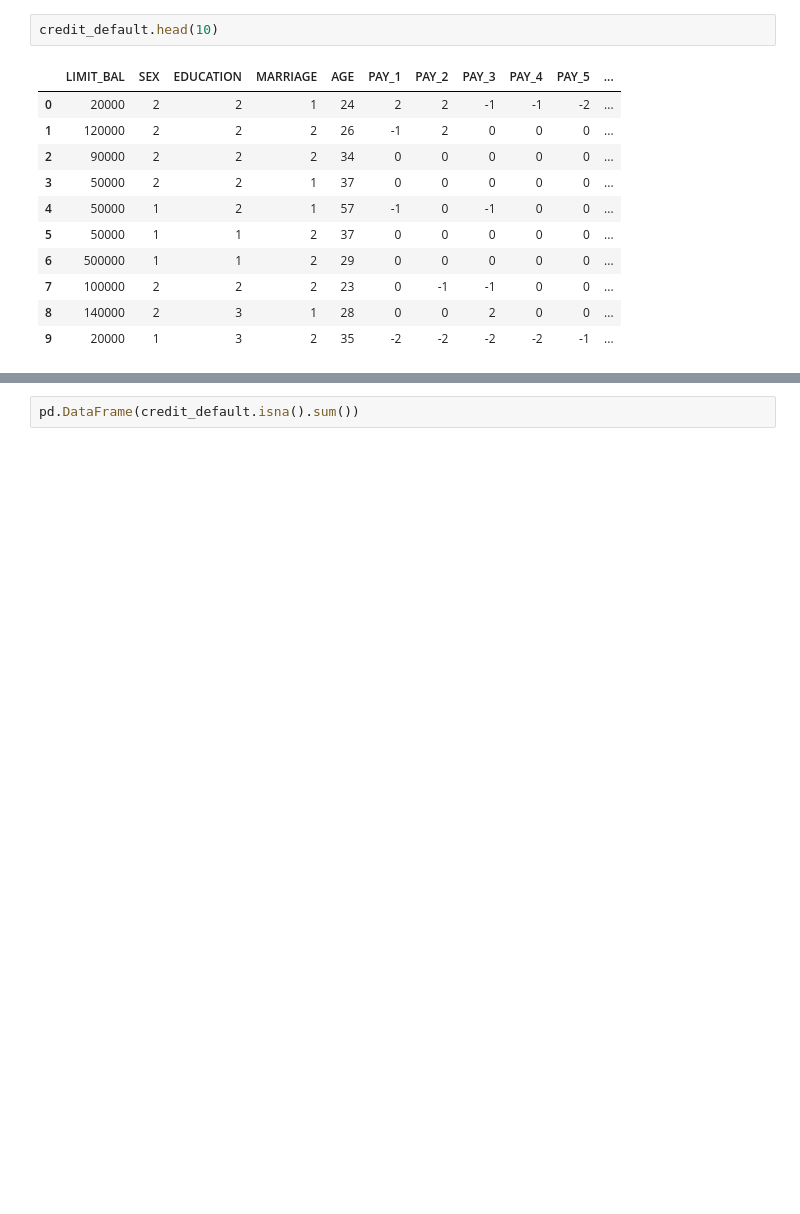
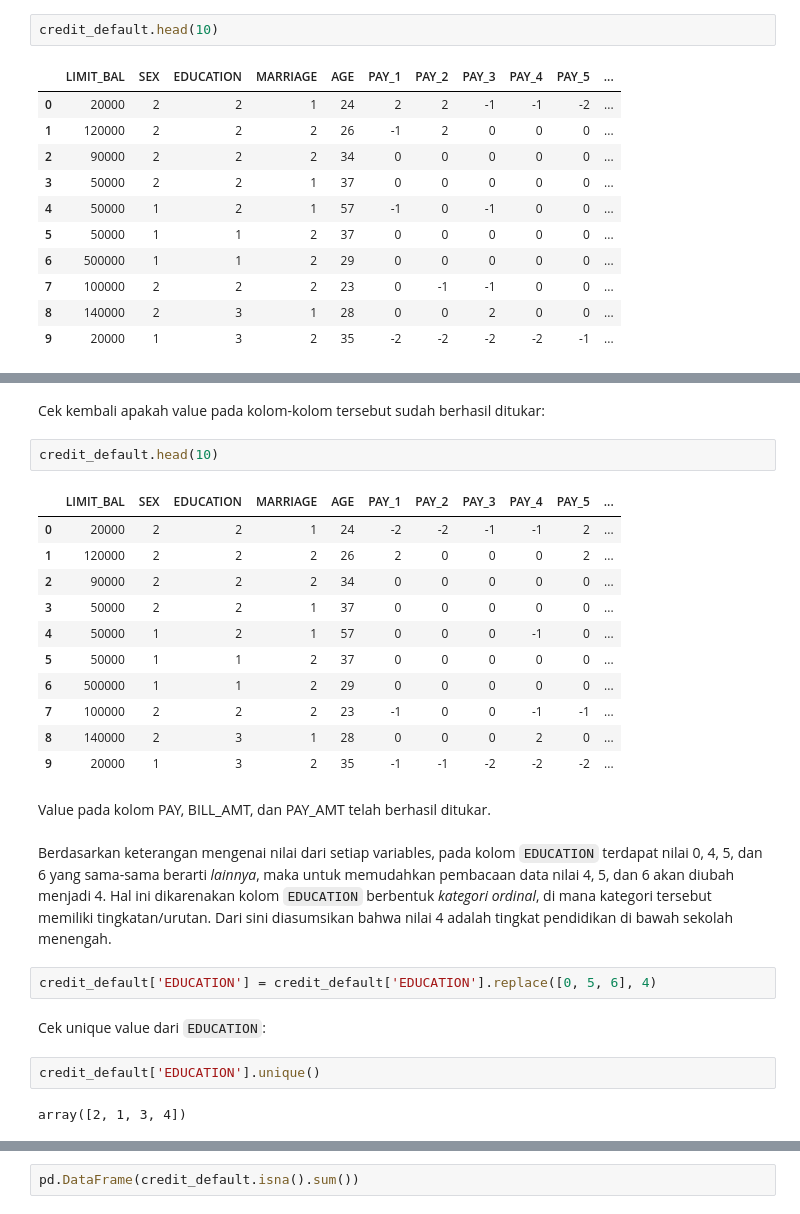
Before and after one commit to chocolatmint/proposal, a Jupyter notebook: proposal.ipynb, the cells around one changed output, grey strips where cells are left out. Saved outputs shown, nothing was run; the diff lists cells and outputs as text; blank space fills up the shorter version.

```diff
--- a/proposal.ipynb
+++ b/proposal.ipynb
@@ -185,0 +211,28 @@ credit_default.head(10)
+# %% [markdown]
+Cek kembali apakah value pada kolom-kolom tersebut sudah berhasil ditukar:
+# %%
+credit_default.head(10)
+# %% [output]
+|  | LIMIT_BAL | SEX | EDUCATION | MARRIAGE | AGE | PAY_1 | PAY_2 | PAY_3 | PAY_4 | PAY_5 | ... |
+| 0 | 20000 | 2 | 2 | 1 | 24 | -2 | -2 | -1 | -1 | 2 | ... |
+| 1 | 120000 | 2 | 2 | 2 | 26 | 2 | 0 | 0 | 0 | 2 | ... |
+| 2 | 90000 | 2 | 2 | 2 | 34 | 0 | 0 | 0 | 0 | 0 | ... |
+| 3 | 50000 | 2 | 2 | 1 | 37 | 0 | 0 | 0 | 0 | 0 | ... |
+| 4 | 50000 | 1 | 2 | 1 | 57 | 0 | 0 | 0 | -1 | 0 | ... |
+| 5 | 50000 | 1 | 1 | 2 | 37 | 0 | 0 | 0 | 0 | 0 | ... |
+| 6 | 500000 | 1 | 1 | 2 | 29 | 0 | 0 | 0 | 0 | 0 | ... |
+| 7 | 100000 | 2 | 2 | 2 | 23 | -1 | 0 | 0 | -1 | -1 | ... |
+| 8 | 140000 | 2 | 3 | 1 | 28 | 0 | 0 | 0 | 2 | 0 | ... |
+| 9 | 20000 | 1 | 3 | 2 | 35 | -1 | -1 | -2 | -2 | -2 | ... |
+# %% [markdown]
+Value pada kolom PAY, BILL_AMT, dan PAY_AMT telah berhasil ditukar.
+# %% [markdown]
+Berdasarkan keterangan mengenai nilai dari setiap variables, pada kolom `EDUCATION` terdapat nilai 0, 4, 5, dan 6 yang sama-sama berarti *lainnya*, maka untuk memudahkan pembacaan data nilai 4, 5, dan 6 akan diubah menjadi 4. Hal ini dikarenakan kolom `EDUCATION` berbentuk *kategori ordinal*, di mana kategori tersebut memiliki tingkatan/urutan. Dari sini diasumsikan bahwa nilai 4 adalah tingkat pendidikan di bawah sekolah menengah.
+# %%
+credit_default['EDUCATION'] = credit_default['EDUCATION'].replace([0, 5, 6], 4)
+# %% [markdown]
+Cek unique value dari `EDUCATION`:
+# %%
+credit_default['EDUCATION'].unique()
+# %% [output]
+array([2, 1, 3, 4])
```
Also changed, not shown: parts of 93 cells of this notebook, 1 other file.
